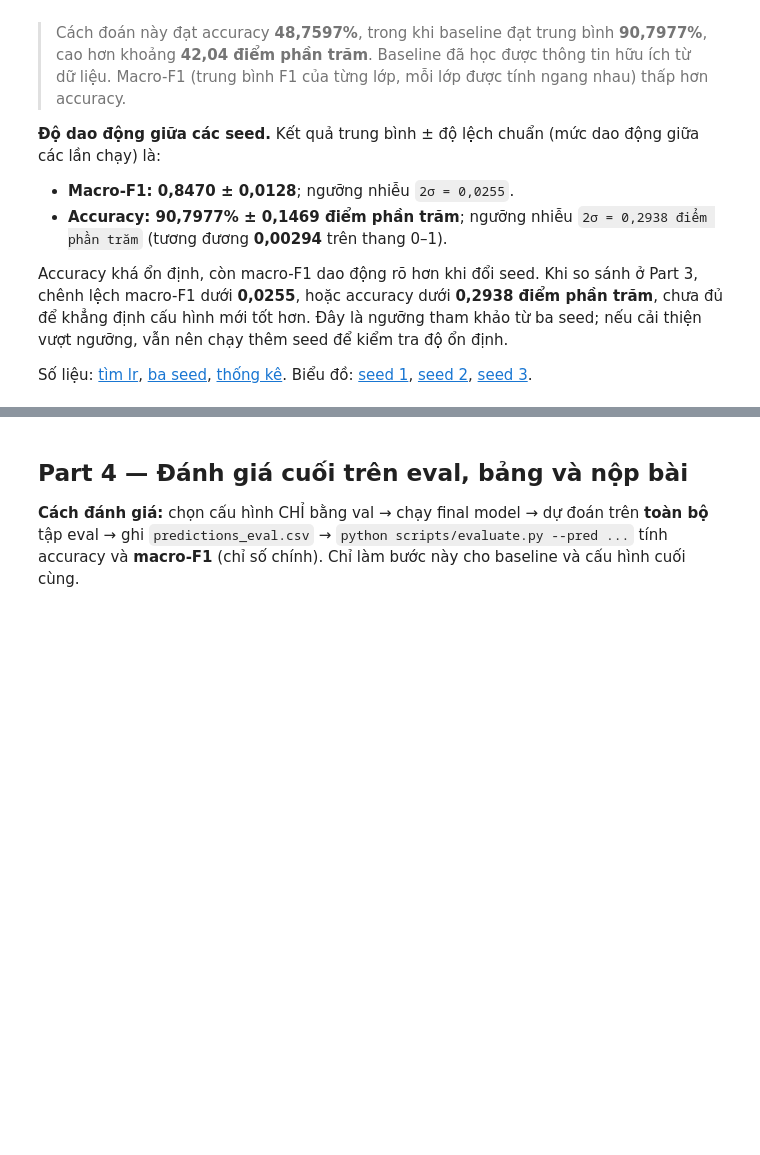
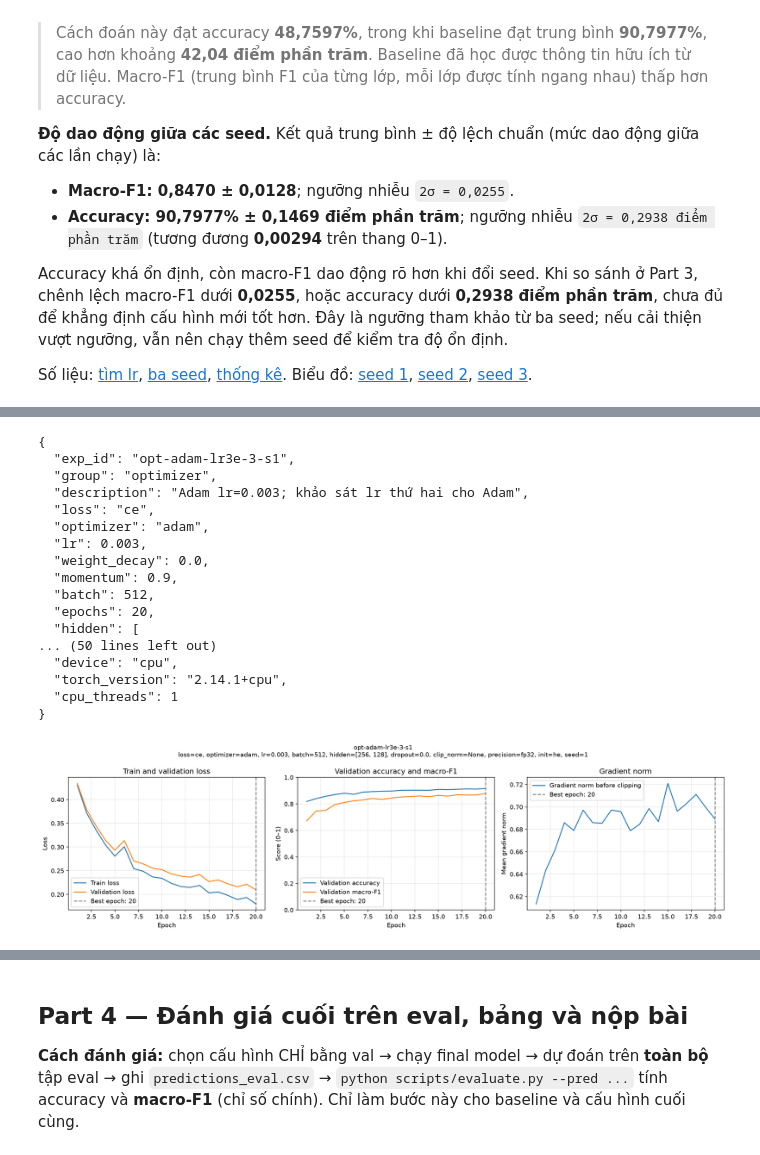
Before and after one commit to VietAnh-AI2-UET/K4-Track4-Day1-Neuralnetwork, a Jupyter notebook: submission_2A202602611/code/lab.ipynb, the cells around one changed output, grey strips where cells are left out. Drawn from its saved outputs; the diff is of its cells as text; code cells hidden in the pictures; blank space fills up the shorter version.

```diff
--- a/submission_2A202602611/code/lab.ipynb
+++ b/submission_2A202602611/code/lab.ipynb
@@ -502,0 +602,26 @@ Chủ đề: loss · optimizer · hparam · dropout · clipping · amp · init.
+# %%
+trial = TRIALS[1]
+result = run_trial(baseline_cfg, trial, part3_data, OUT_DIR)
+part3_results.append(result)
+# Cùng split và khởi tạo seed 1 phải có cùng loss trước bước cập nhật đầu tiên.
+assert abs(result["summary"]["step0_loss"] - baseline_result["summary"]["step0_loss"]) < 1e-6
+display(Image(filename=str(figures_dir / (trial["exp_id"] + ".png"))))
+# %% [output]
+{
+  "exp_id": "opt-adam-lr3e-3-s1",
+  "group": "optimizer",
+  "description": "Adam lr=0.003; khảo sát lr thứ hai cho Adam",
+  "loss": "ce",
+  "optimizer": "adam",
+  "lr": 0.003,
+  "weight_decay": 0.0,
+  "momentum": 0.9,
+  "batch": 512,
+  "epochs": 20,
+  "hidden": [
+... (50 lines left out)
+  "device": "cpu",
+  "torch_version": "2.14.1+cpu",
+  "cpu_threads": 1
+}
+[figure, added]
```
Also changed, not shown: parts of 35 cells of this notebook, 45 other files.
